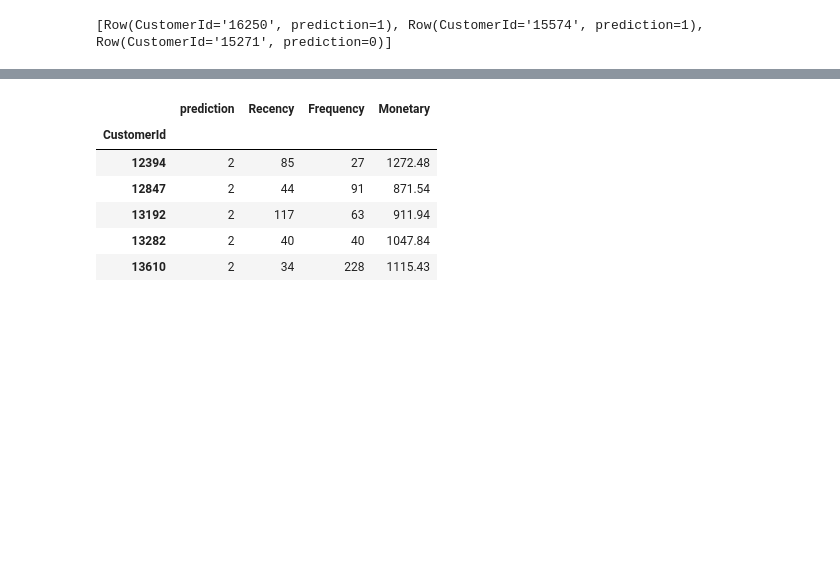
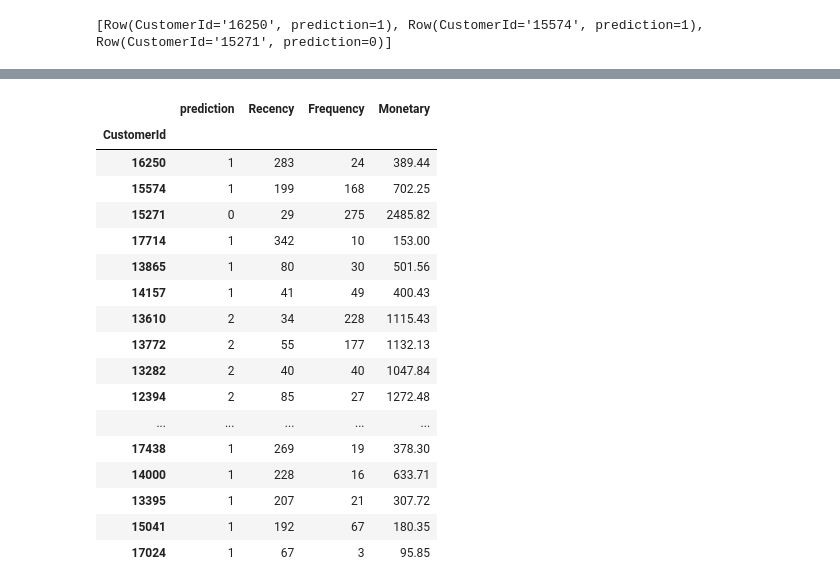
Before and after one commit to pasdptt/PasdPublicNB, a Jupyter notebook: Customer_segmentation.ipynb, the cells around one changed output, grey strips where cells are left out. Drawn from its saved outputs; the diff is of its cells as text; code cells hidden in the pictures; blank space fills up the shorter version.

```diff
--- a/Customer_segmentation.ipynb
+++ b/Customer_segmentation.ipynb
@@ -544,15 +543,26 @@ only showing top 20 rows
 df_pred2=df_pred.select("CustomerId","prediction","Recency","Frequency","Monetary")
 # %%
 pddf_pred = df_pred2.toPandas().set_index('CustomerId')
-pddf_pred.head()
+pddf_pred.head(30)
 # %% [output]
 |  | prediction | Recency | Frequency | Monetary |
 | CustomerId |  |  |  |  |
+| 16250 | 1 | 283 | 24 | 389.44 |
+| 15574 | 1 | 199 | 168 | 702.25 |
+| 15271 | 0 | 29 | 275 | 2485.82 |
+| 17714 | 1 | 342 | 10 | 153.00 |
+| 13865 | 1 | 80 | 30 | 501.56 |
+| 14157 | 1 | 41 | 49 | 400.43 |
+| 13610 | 2 | 34 | 228 | 1115.43 |
+| 13772 | 2 | 55 | 177 | 1132.13 |
+| 13282 | 2 | 40 | 40 | 1047.84 |
 | 12394 | 2 | 85 | 27 | 1272.48 |
-| 12847 | 2 | 44 | 91 | 871.54 |
-| 13192 | 2 | 117 | 63 | 911.94 |
-| 13282 | 2 | 40 | 40 | 1047.84 |
-| 13610 | 2 | 34 | 228 | 1115.43 |
+| ... | ... | ... | ... | ... |
+| 17438 | 1 | 269 | 19 | 378.30 |
+| 14000 | 1 | 228 | 16 | 633.71 |
+| 13395 | 1 | 207 | 21 | 307.72 |
+| 15041 | 1 | 192 | 67 | 180.35 |
+| 17024 | 1 | 67 | 3 | 95.85 |
 # %%
 threedee = plt.figure(figsize=(12,10)).gca(projection='3d')
 threedee.scatter(pddf_pred.Recency, pddf_pred.Frequency, pddf_pred.Monetary, c=pddf_pred.prediction)
```
Also changed, not shown: parts of 14 cells of this notebook.
